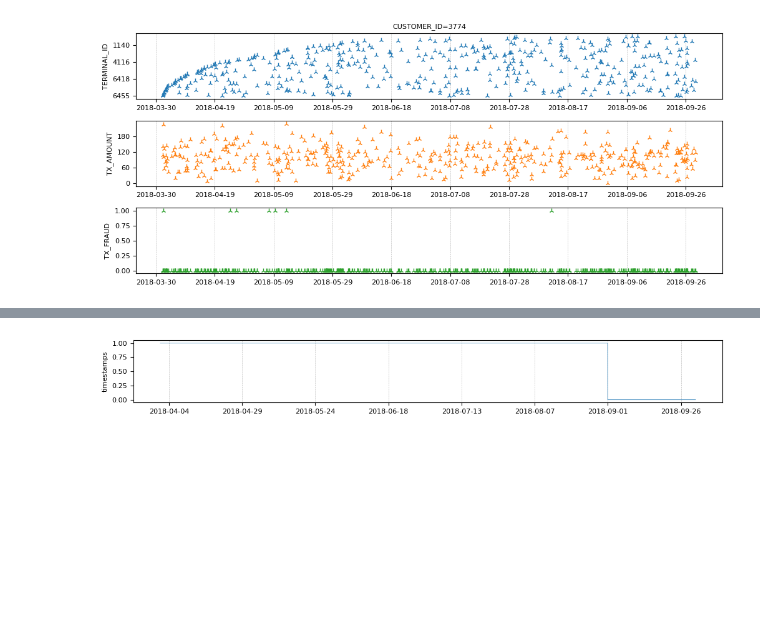
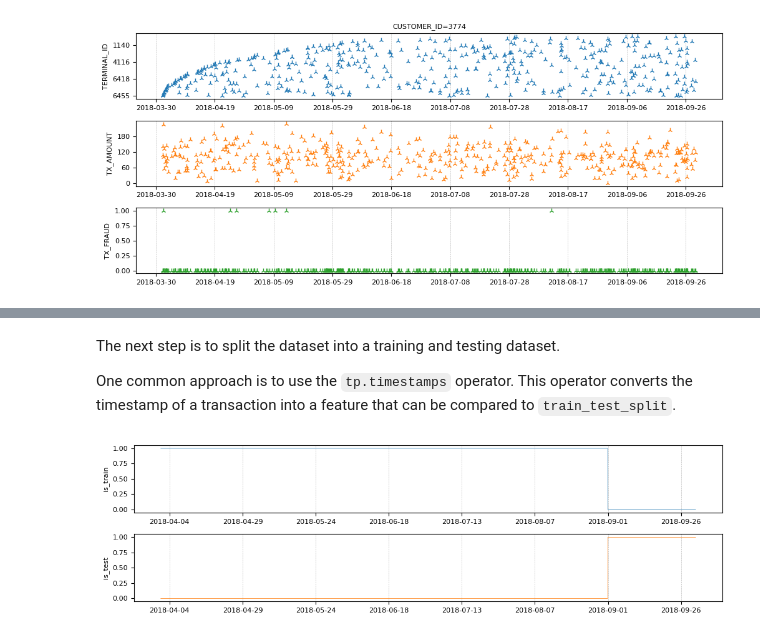
Before and after one commit to google/temporian, a Jupyter notebook: docs/src/tutorials/bank_fraud_detection_with_tfdf.ipynb, the cells around one changed output, grey strips where cells are left out. Cells and saved outputs as stored; diff of their text form; code cells hidden in the pictures; blank space fills up the shorter version.

```diff
--- a/docs/src/tutorials/bank_fraud_detection_with_tfdf.ipynb
+++ b/docs/src/tutorials/bank_fraud_detection_with_tfdf.ipynb
@@ -203,7 +257,14 @@ is_train.plot()
+# %% [markdown]
+The next step is to split the dataset into a training and testing dataset.
+
+One common approach is to use the `tp.timestamps` operator. This operator converts the timestamp of a transaction into a feature that can be compared to `train_test_split`.
 # %%
 is_train = tp.timestamps(augmented_dataset_tp) < train_test_split.timestamp()
 is_test = tp.invert(is_train)
 
-is_train.plot()
+# Plot
+is_train = tp.rename(is_train, "is_train")
+is_test = tp.rename(is_test, "is_test")
+tp.plot([is_train, is_test])
 # %% [output]
-[figure, old version]
+[figure, new version]
```
Also changed, not shown: parts of 37 cells of this notebook, 2 other files.
